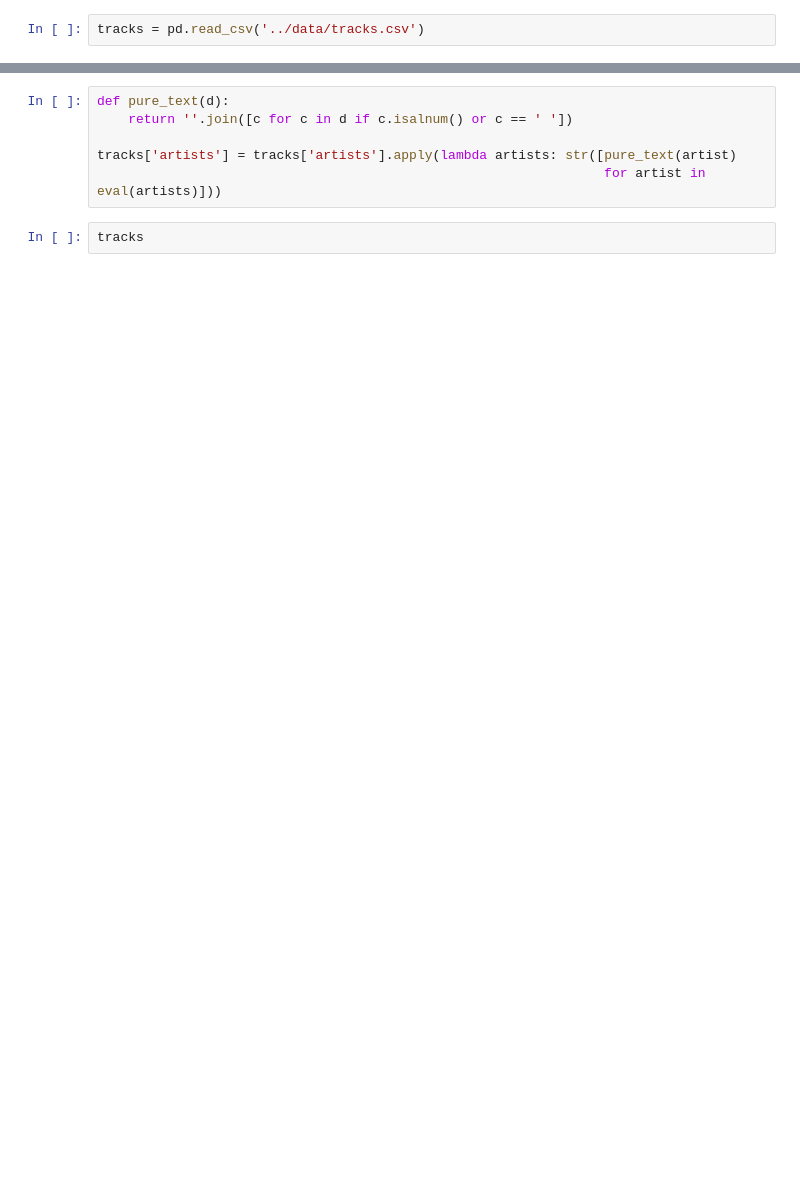
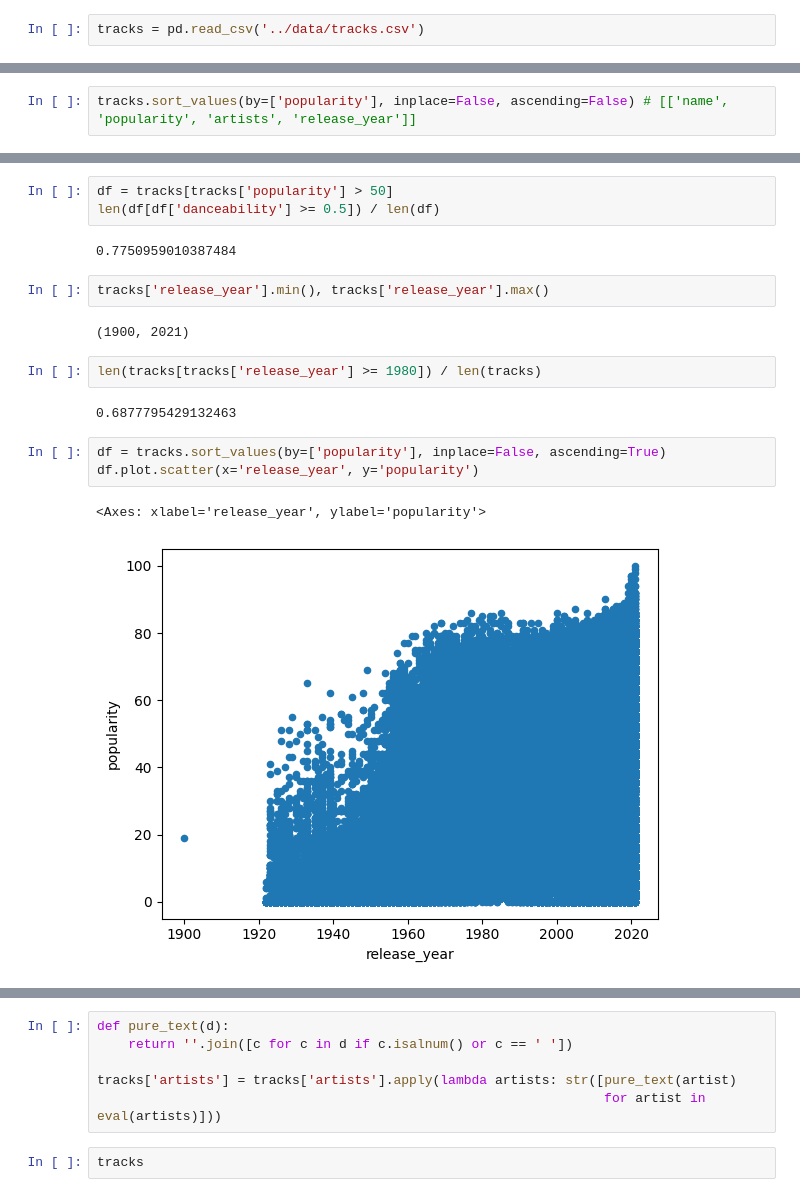
Before and after one commit to dreamer-tech/bigdata-final, a Jupyter notebook: notebooks/final.ipynb, the cells around one changed output, grey strips where cells are left out. Cells and saved outputs as stored; diff of their text form; blank space fills up the shorter version.

```diff
--- a/notebooks/final.ipynb
+++ b/notebooks/final.ipynb
@@ -58,0 +48,2 @@ Name: release_date, Length: 586672, dtype: object
+# %%
+tracks.sort_values(by=['popularity'], inplace=False, ascending=False) # [['name', 'popularity', 'artists', 'release_year']]
@@ -58,0 +64,19 @@ Name: release_date, Length: 586672, dtype: object
+# %%
+df = tracks[tracks['popularity'] > 50]
+len(df[df['danceability'] >= 0.5]) / len(df)
+# %% [output]
+0.7750959010387484
+# %%
+tracks['release_year'].min(), tracks['release_year'].max()
+# %% [output]
+(1900, 2021)
+# %%
+len(tracks[tracks['release_year'] >= 1980]) / len(tracks)
+# %% [output]
+0.6877795429132463
+# %%
+df = tracks.sort_values(by=['popularity'], inplace=False, ascending=True)
+df.plot.scatter(x='release_year', y='popularity')
+# %% [output]
+<Axes: xlabel='release_year', ylabel='popularity'>
+[figure, added]
```
Also changed, not shown: parts of 10 cells of this notebook, 3 other files.
